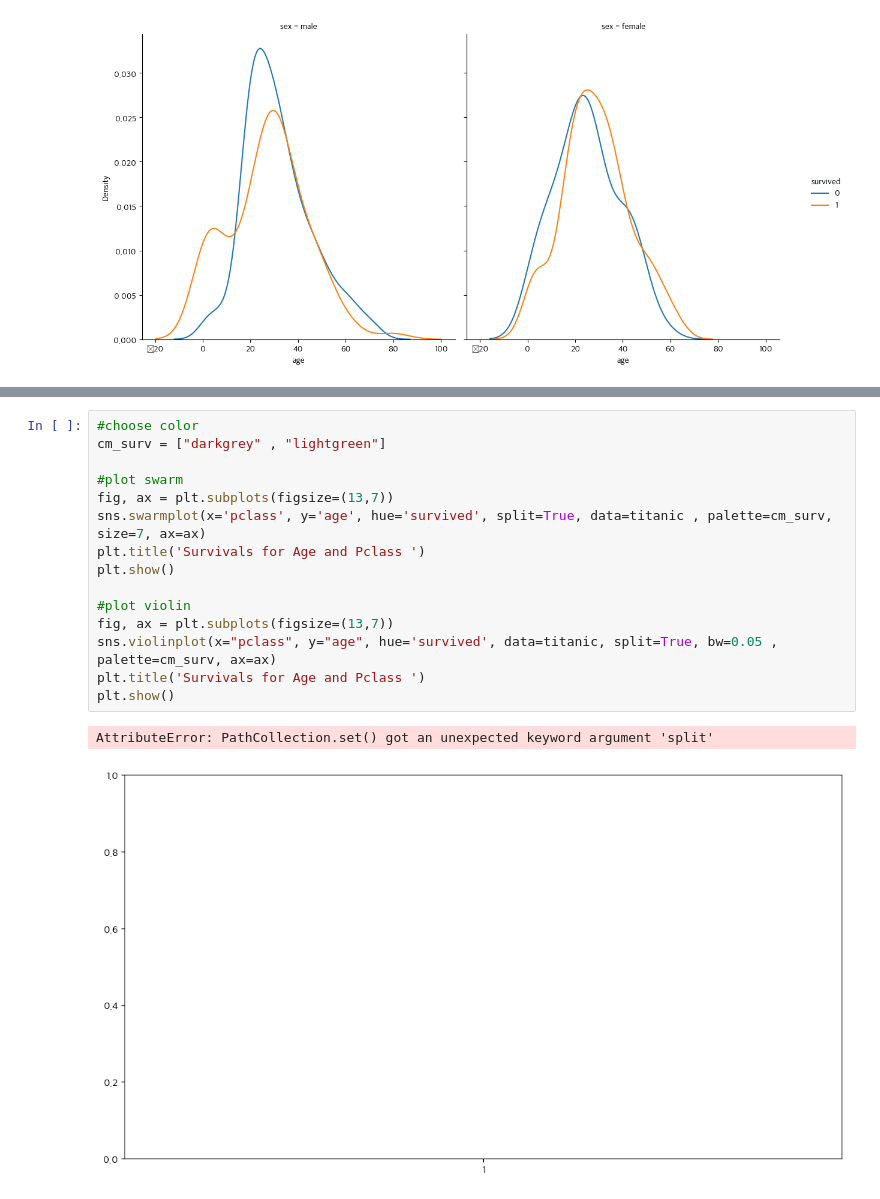
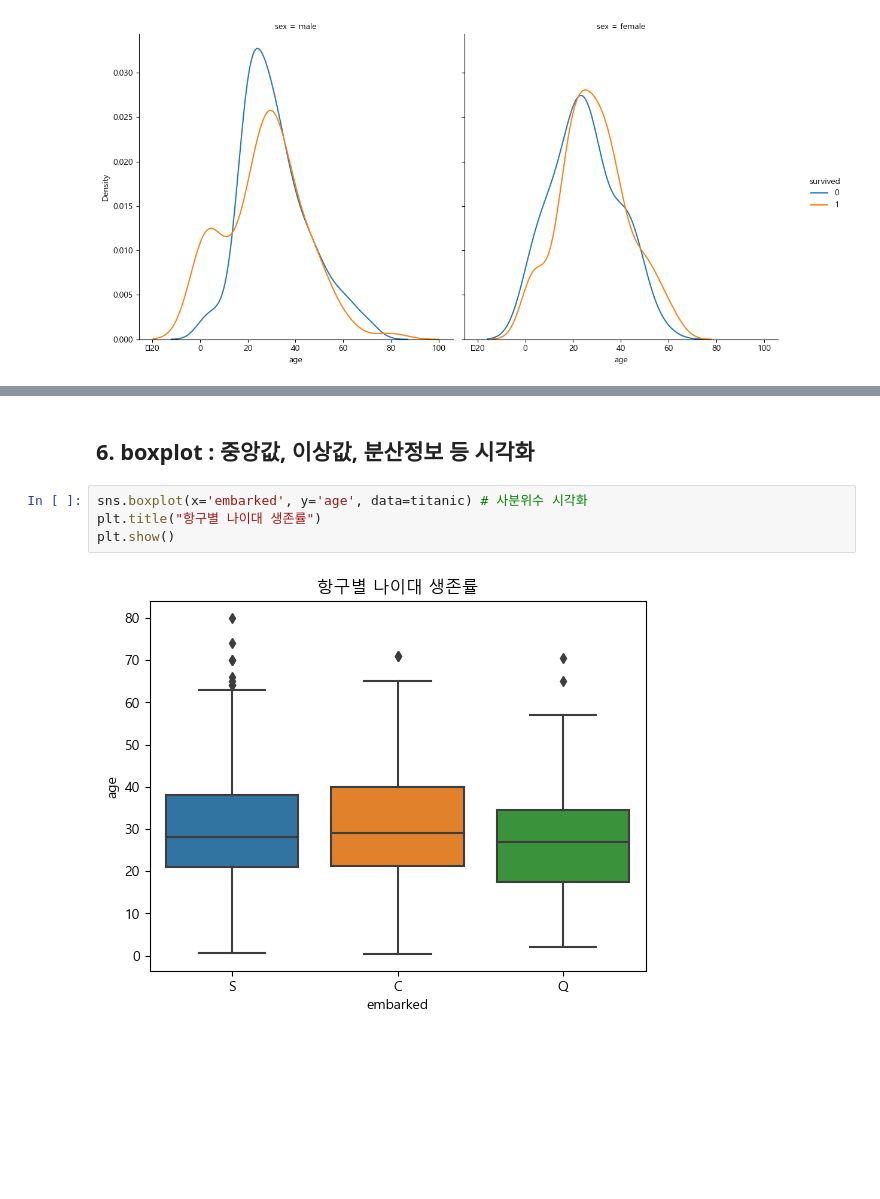
Before and after one commit to sshun02/K-Digital-Training, a Jupyter notebook: Python Learning/day15/[20]EDA_시각화_2.ipynb, the cells around one changed output, grey strips where cells are left out. Cells and saved outputs as stored; diff of their text form; blank space fills up the shorter version.

```diff
--- a/Python Learning/day15/[20]EDA_시각화_2.ipynb
+++ b/Python Learning/day15/[20]EDA_시각화_2.ipynb
@@ -140,18 +175,8 @@ plt.show()
+# %% [markdown]
+## 6. boxplot : 중앙값, 이상값, 분산정보 등 시각화
 # %%
-#choose color
-cm_surv = ["darkgrey" , "lightgreen"]
-
-#plot swarm
-fig, ax = plt.subplots(figsize=(13,7))
-sns.swarmplot(x='pclass', y='age', hue='survived', split=True, data=titanic , palette=cm_surv, size=7, ax=ax)
-plt.title('Survivals for Age and Pclass ')
+sns.boxplot(x='embarked', y='age', data=titanic) # 사분위수 시각화
+plt.title("항구별 나이대 생존률")
 plt.show()
-
-#plot violin
-fig, ax = plt.subplots(figsize=(13,7))
-sns.violinplot(x="pclass", y="age", hue='survived', data=titanic, split=True, bw=0.05 , palette=cm_surv, ax=ax)
-plt.title('Survivals for Age and Pclass ')
-plt.show()
 # %% [output]
-AttributeError: PathCollection.set() got an unexpected keyword argument 'split'
-[figure, old version]
+[figure, new version]
```
Also changed, not shown: parts of 28 cells of this notebook, 10 other files.
